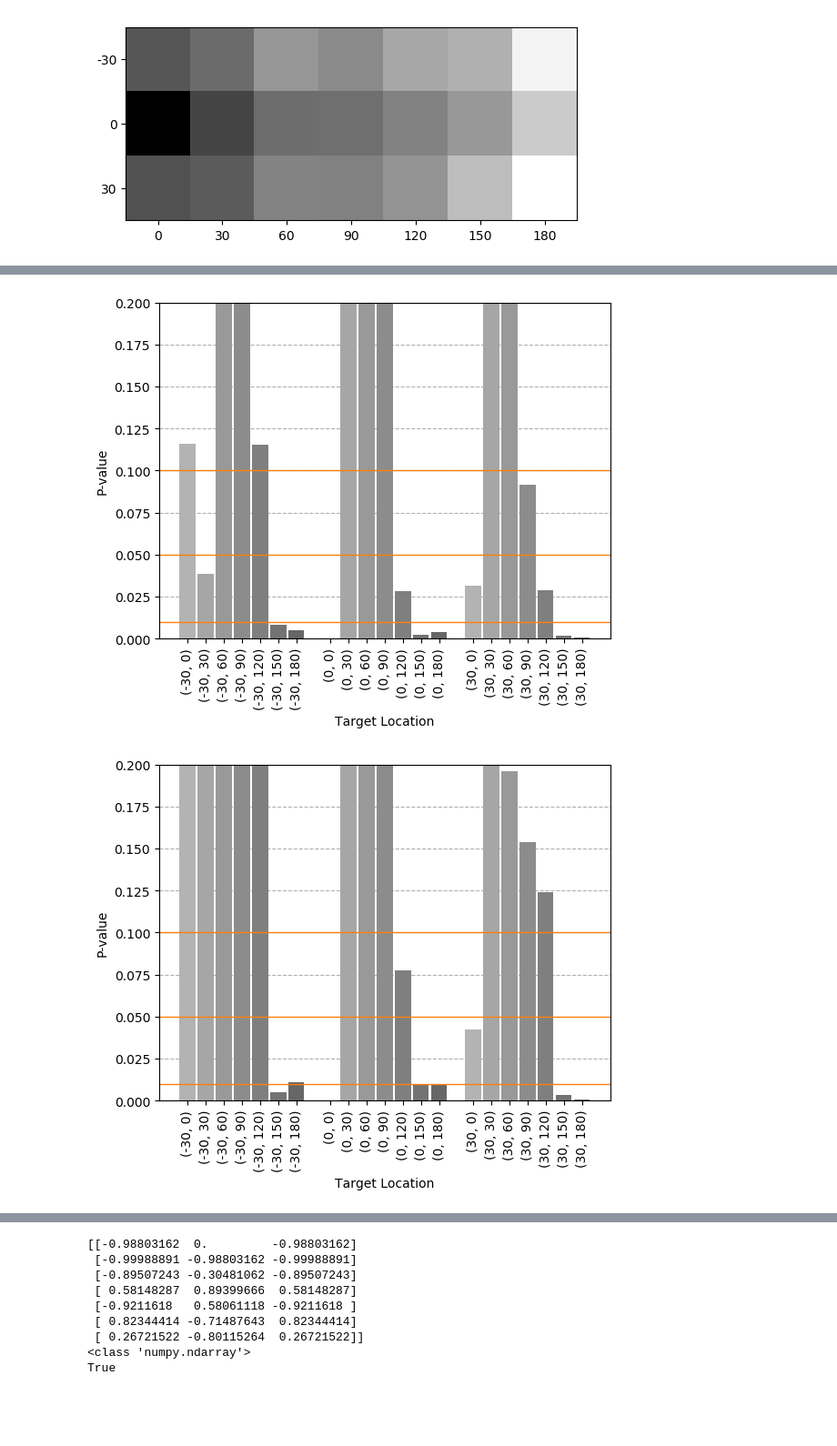
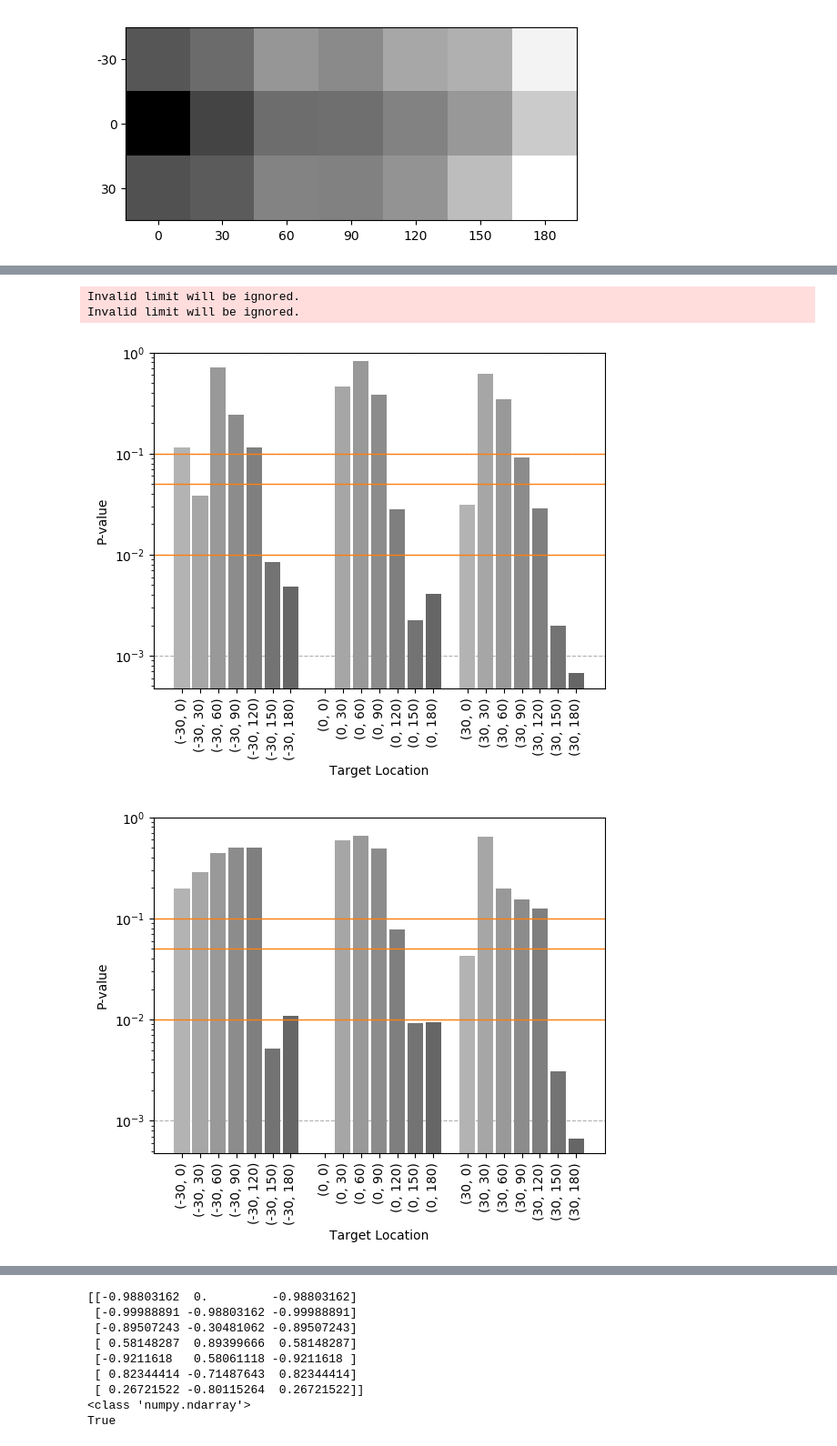
Before and after one commit to red-pencil/python_data, a Jupyter notebook: vtdata/Scripts/plot_20190430.ipynb, the cells around one changed output, grey strips where cells are left out. Shown: that part at 91% size. Saved outputs shown, nothing was run; the diff lists cells and outputs as text; code cells hidden in the pictures; blank space fills up the shorter version.

```diff
--- a/vtdata/Scripts/plot_20190430.ipynb
+++ b/vtdata/Scripts/plot_20190430.ipynb
@@ -349,7 +349,7 @@ class User(object):
 
         #print(np.array(ratio).shape)
         #print(np.array(log).shape)
-        return ratio,log
+        return ratio, log
 
     def ratio_of(self, data_type, average_type, before, after):
         if (data_type == 'time'):
@@ -372,10 +372,8 @@ class User(object):
         #print(np.array(self.speed_mean).shape)
 
         #print(np.array(self.speed_mean[before-1]).shape, np.array(data_before).shape)
-        ratio, log = User.cal_ratio(data_before, data_after)
-        return ratio, log
-
-
+        ratio0, log0 = User.cal_ratio(data_before, data_after)
+        return ratio0, log0
 
 
 
@@ -1151,12 +1151,13 @@ def cal_ttest(t1, t2):
     return tvalue, pvalue
 
 speed_t, speed_p = cal_ttest(test1.speed_mean_10x3x7, test2.speed_mean_10x3x7)
-plot_bar_single(speed_p, 0, 0.2,'Target Location', 'P-value')
+plot_bar_single(speed_p, 0, 1,'Target Location', 'P-value')
 print(speed_p)
 
 time_t, time_p = cal_ttest(test1.time_mean_10x3x7, test2.time_mean_10x3x7)
-plot_bar_single(time_p, 0, 0.2,'Target Location', 'P-value')
+plot_bar_single(time_p, 0, 1,'Target Location', 'P-value')
 print(time_p)
+print(time_t)
 #plot_bar_single(time_t)
 # %% [output]
 t_all -3.1709367691553076 p_all 0.007368557164812926
@@ -1166,5 +1168,7 @@ t_all 3.5056851118748047 p_all 0.0038716119005589517
+Invalid limit will be ignored.
+Invalid limit will be ignored.
-[figure, old version]
+[figure, new version]
-[figure, old version]
+[figure, new version]
 # %%
 new_r_1 = np.array(test1.round_10x4).T
 new_r_2 = np.array(test2.round_10x4).T
```
Also changed, not shown: parts of 13 cells of this notebook.
